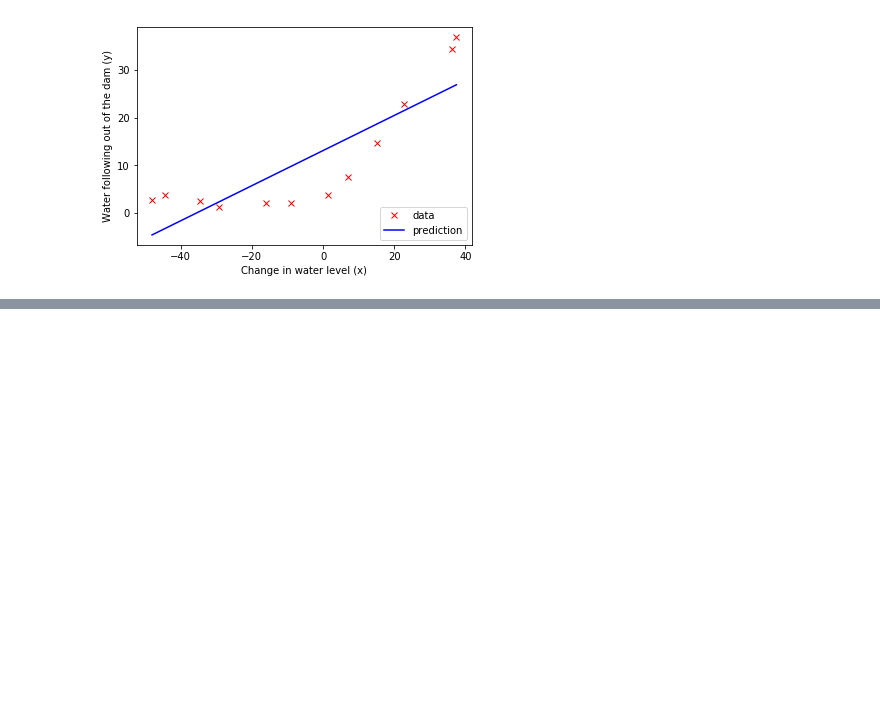
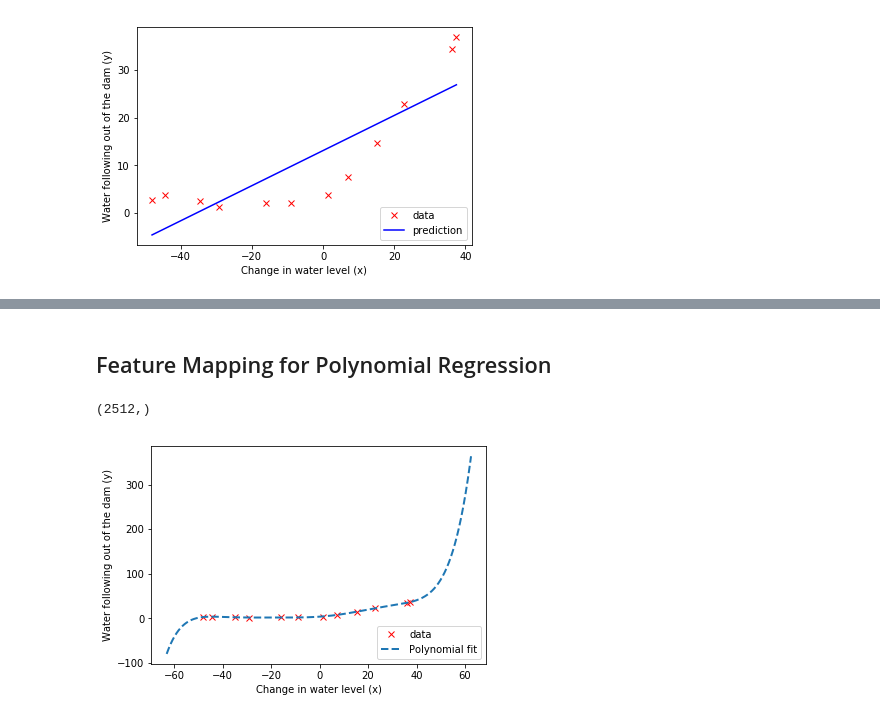
Before and after one commit to ngxbac/machine_learning_coursera, a Jupyter notebook: ex5_python/ex5.ipynb, the cells around one changed output, grey strips where cells are left out. Saved outputs shown, nothing was run; the diff lists cells and outputs as text; code cells hidden in the pictures; blank space fills up the shorter version.

Commit message:
Add: Feature Mapping for Polynomial Regression

```diff
--- a/ex5_python/ex5.ipynb
+++ b/ex5_python/ex5.ipynb
@@ -100,0 +101,2 @@ plt.show()
+# %% [markdown]
+## Feature Mapping for Polynomial Regression
@@ -100,0 +136,30 @@ plt.show()
+# %%
+X_poly = polyFeatures(X, p);
+X_poly, mu, sigma = featureNormalize(X_poly);
+X_poly = np.c_[np.ones((X_poly.shape[0], 1)), X_poly];
+
+X_poly_test = polyFeatures(Xtest, p);
+X_poly_test = X_poly_test - mu
+X_poly_test = X_poly_test / sigma
+X_poly_test = np.c_[np.ones((X_poly_test.shape[0], 1)), X_poly_test];
+
+X_poly_val = polyFeatures(Xval, p);
+X_poly_val = X_poly_val - mu
+X_poly_val = X_poly_val / sigma
+X_poly_val = np.c_[np.ones((X_poly_val.shape[0], 1)), X_poly_val];
+# %%
+lamda = 0;
+theta = trainLinearReg(X_poly, y, lamda);
+
+x_min, x_max = np.min(X), np.max(X);
+# Plot the data
+plt.plot(X, y, 'rx', label="data");
+# plt.plot(xx, yy, 'b', label="prediction");
+plotFit(x_min, x_max, mu, sigma, theta, p);
+plt.xlabel("Change in water level (x)")
+plt.ylabel("Water following out of the dam (y)")
+plt.legend(loc = 4)
+plt.show()
+# %% [output]
+(2512,)
+[figure, added]
```
Also changed, not shown: parts of 3 cells of this notebook.
